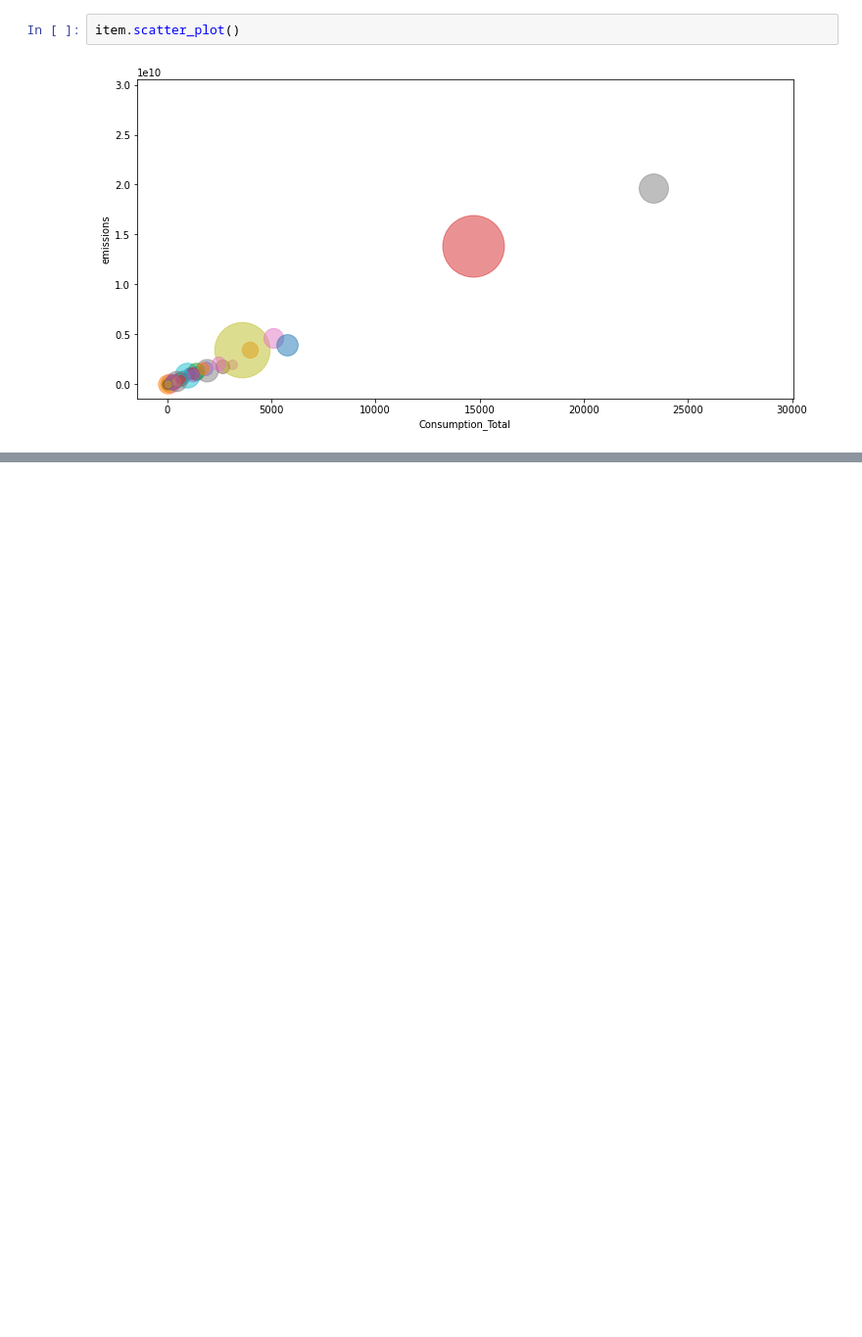
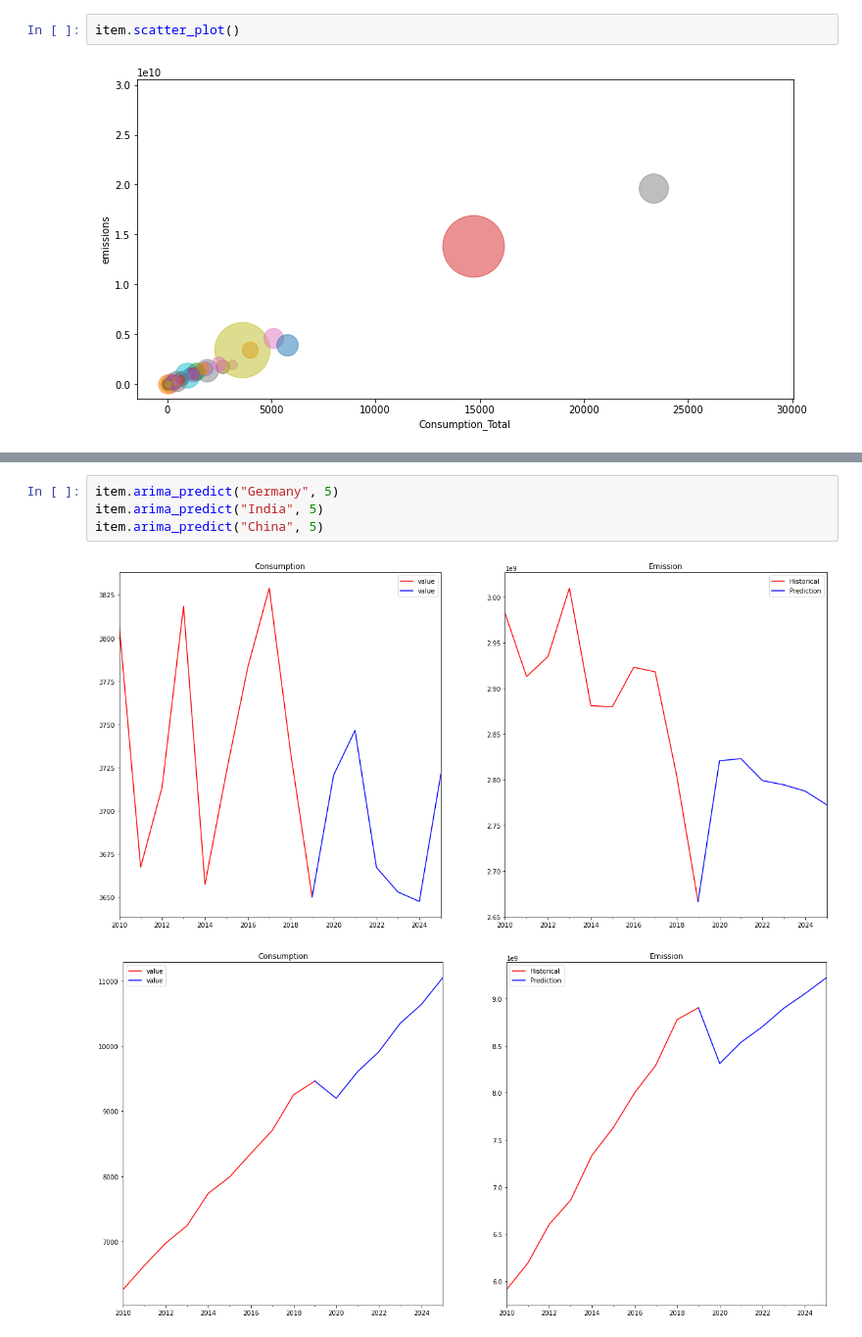
Before and after one commit to NMCharalampos/Group_09, a Jupyter notebook: Showcase Notebook Energy Consumption.ipynb, the cells around one changed output, grey strips where cells are left out. Shown at 98% size. Cells and saved outputs as stored; diff of their text form; blank space fills up the shorter version.

```diff
--- a/Showcase Notebook Energy Consumption.ipynb
+++ b/Showcase Notebook Energy Consumption.ipynb
@@ -51,0 +64,7 @@ item.arima_predict("Germany", 17)
+# %%
+item.arima_predict("Germany", 5)
+item.arima_predict("India", 5)
+item.arima_predict("China", 5)
+# %% [output]
+[figure, added]
+[figure, added]
```
Also changed, not shown: parts of 15 cells of this notebook, 1 other file.
